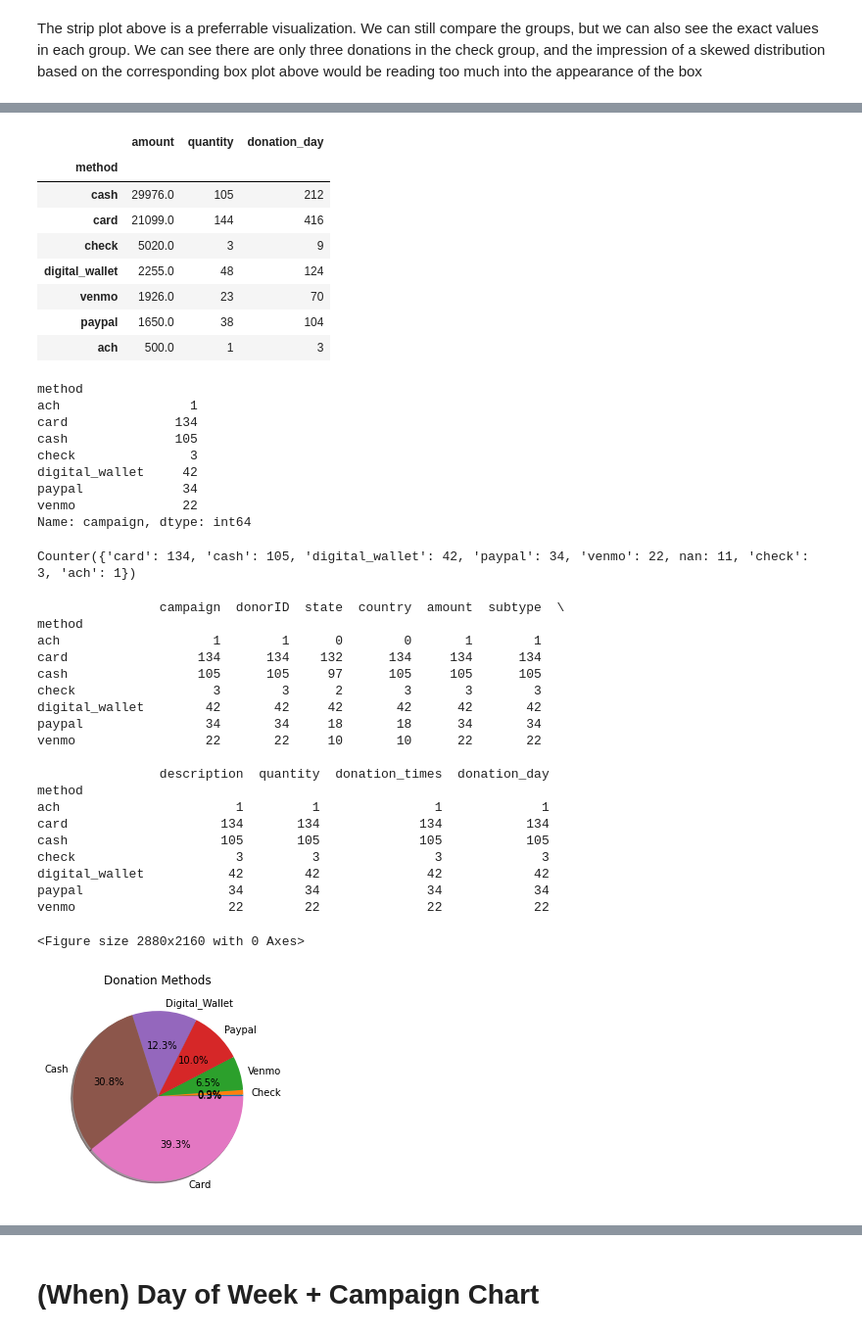
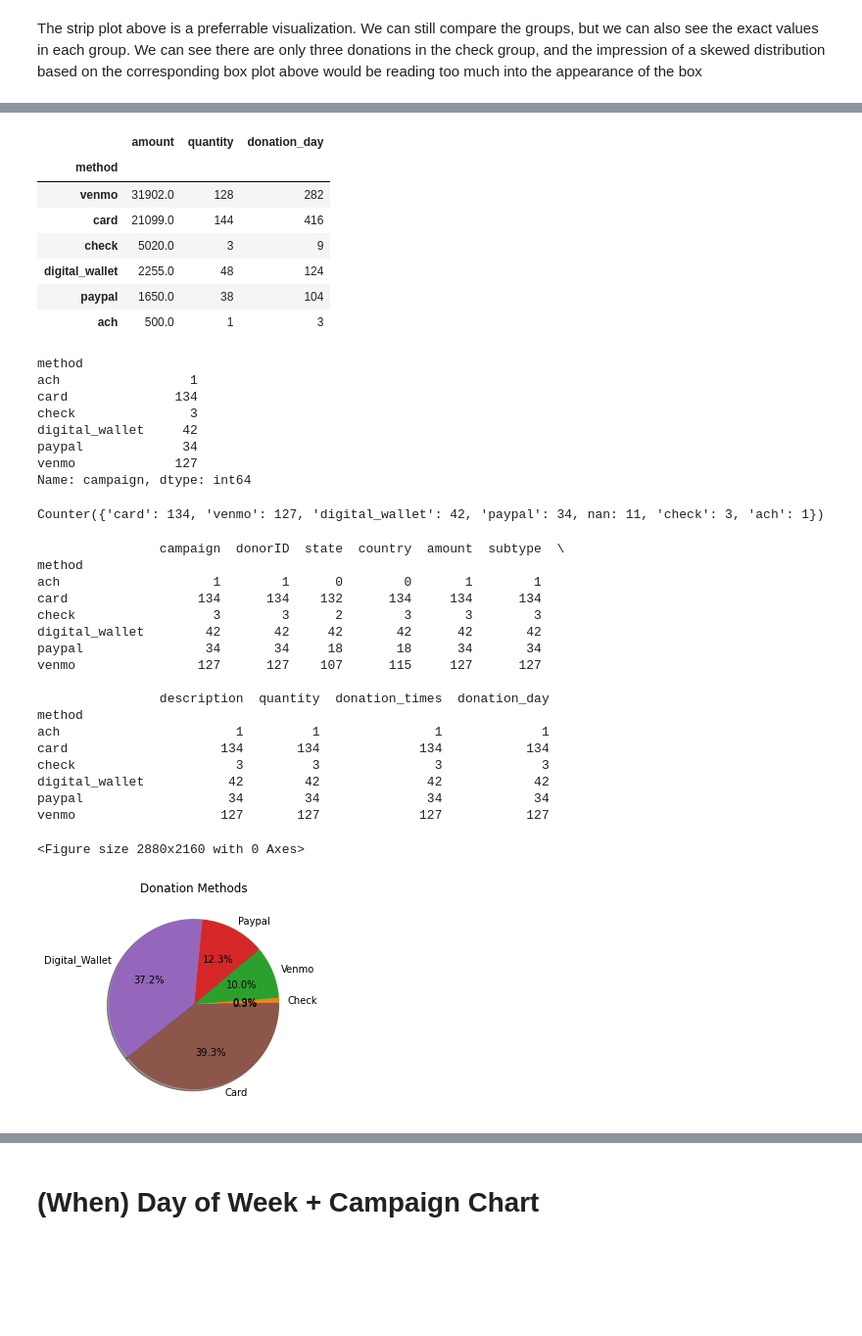
Before and after one commit to wcrowley342/Donordata, a Jupyter notebook: Donation_Data_Analysis.ipynb, the cells around one changed output, grey strips where cells are left out. Shown: that part at 98% size. Saved outputs shown, nothing was run; the diff lists cells and outputs as text; code cells hidden in the pictures; blank space fills up the shorter version.

```diff
--- a/Donation_Data_Analysis.ipynb
+++ b/Donation_Data_Analysis.ipynb
@@ -16,7 +16,7 @@ import matplotlib.style as style
 #plt.style.use('fivethirtyeight')
 
 #import data
-donations = pd.read_csv('https://raw.githubusercontent.com/wcrowley342/Donordata/main/Donation%20data%20unscripted%20(V6%20cleaned%20anonymous)%20-%20transactions-2022-02-16-641663456.csv')
+donations = pd.read_csv('https://raw.githubusercontent.com/wcrowley342/Donordata/main/Copy%20of%20Donation%20data%20unscripted%20(V7%20cleaned%20anonymous)%20-%20transactions-2022-02-16-641663456.csv')
 
 #preview/inspect data
 donations.head()
@@ -540,11 +539,10 @@ donations.groupby(['method']).sum().sort_values('amount',ascending=False)
 # %% [output]
 |  | amount | quantity | donation_day |
 | method |  |  |  |
-| cash | 29976.0 | 105 | 212 |
+| venmo | 31902.0 | 128 | 282 |
 | card | 21099.0 | 144 | 416 |
 | check | 5020.0 | 3 | 9 |
 | digital_wallet | 2255.0 | 48 | 124 |
-| venmo | 1926.0 | 23 | 70 |
 | paypal | 1650.0 | 38 | 104 |
 | ach | 500.0 | 1 | 3 |
 # %%
@@ -555,17 +553,16 @@ donations_by_method
 method
 ach                 1
 card              134
-cash              105
 check               3
 digital_wallet     42
 paypal             34
-venmo              22
+venmo             127
 Name: campaign, dtype: int64
 # %%
 from collections import Counter
 print(Counter(donations['method']))
 # %% [output]
-Counter({'card': 134, 'cash': 105, 'digital_wallet': 42, 'paypal': 34, 'venmo': 22, nan: 11, 'check': 3, 'ach': 1})
+Counter({'card': 134, 'venmo': 127, 'digital_wallet': 42, 'paypal': 34, nan: 11, 'check': 3, 'ach': 1})
 # %%
 method_type = donations.groupby('method').agg('count')
 print(method_type)
@@ -574,21 +571,19 @@ print(method_type)
 method
 ach                    1        1      0        0       1        1
 card                 134      134    132      134     134      134
-cash                 105      105     97      105     105      105
 check                  3        3      2        3       3        3
 digital_wallet        42       42     42       42      42       42
 paypal                34       34     18       18      34       34
-venmo                 22       22     10       10      22       22
+venmo                127      127    107      115     127      127
 
                 description  quantity  donation_times  donation_day
 method
 ach                       1         1               1             1
 card                    134       134             134           134
-cash                    105       105             105           105
 check                     3         3               3             3
 digital_wallet           42        42              42            42
 paypal                   34        34              34            34
-venmo                    22        22              22            22
+venmo                   127       127             127           127
 # %%
 import matplotlib.ticker as ticker
 import matplotlib.cm as cm
@@ -610,14 +605,14 @@ the_grid = GridSpec(2, 2)
 # %% [output]
 <Figure size 2880x2160 with 0 Axes>
 # %%
-my_labels = '','Check','Venmo', 'Paypal', 'Digital_Wallet', 'Cash', 'Card'
+my_labels = '','Check','Venmo', 'Paypal', 'Digital_Wallet', 'Card'
 #my_explode = (0, 0.1, 0.1, 0.1, 0.1, 0.1, 0.1)
 plt.pie(method_counts, shadow=True, labels=my_labels,autopct='%1.1f%%')
 plt.title('Donation Methods')
 #plt.axis('equal')
 plt.show()
 # %% [output]
-[figure, old version]
+[figure, new version]
 # %%
 two_br = donations.groupby('method').mean().reset_index()
 fig = px.bar(two_br.sort_values('method', ascending=False),
```
Also changed, not shown: parts of 7 cells of this notebook.
